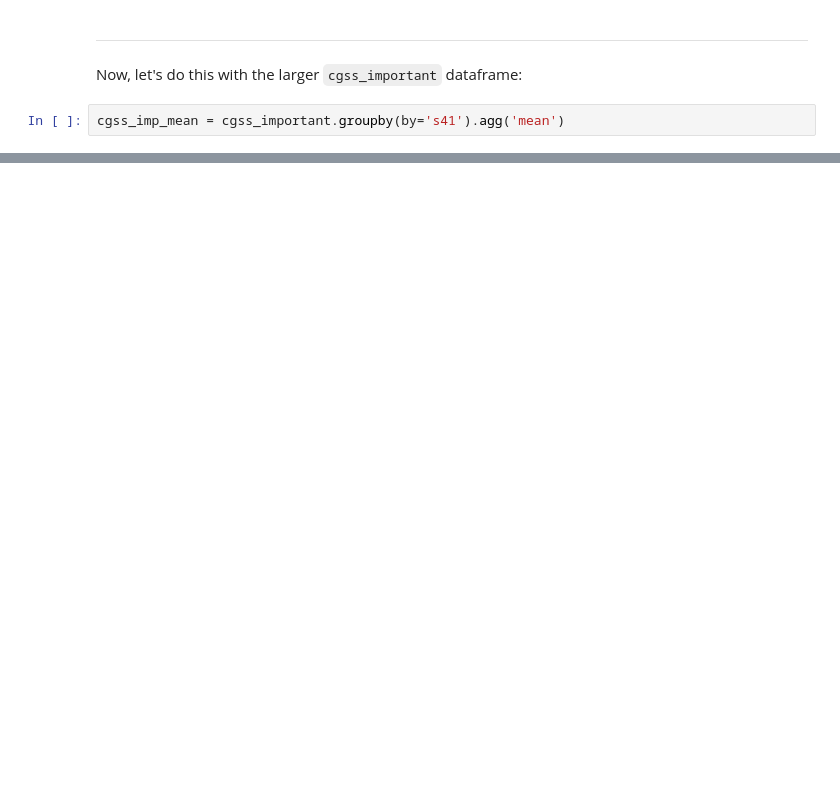
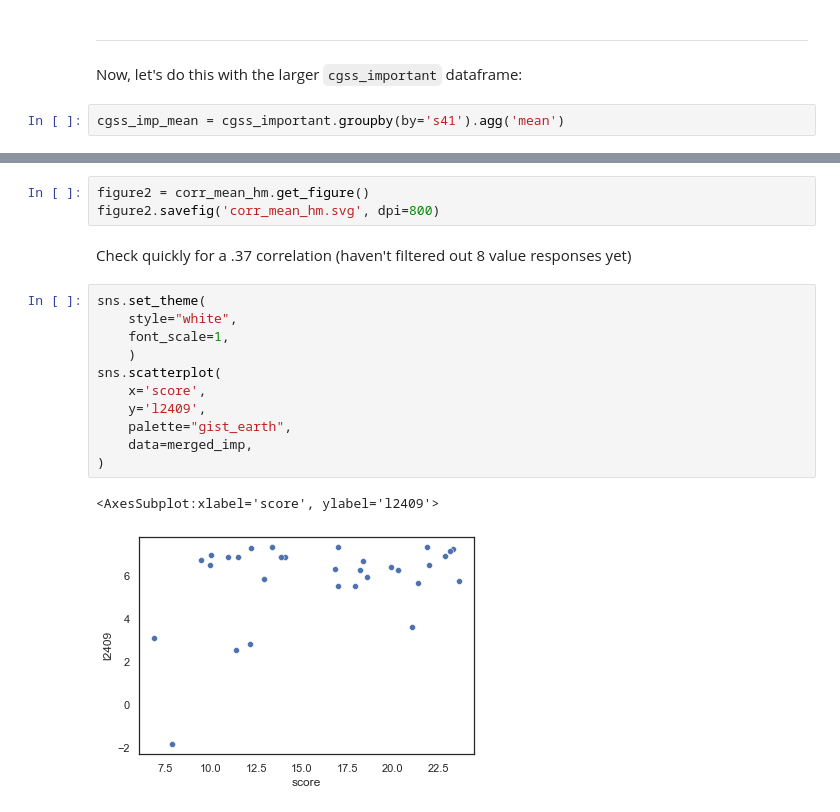
Before and after one commit to wrynearson/china-water, a Jupyter notebook: src/Thesis.ipynb, the cells around one changed output, grey strips where cells are left out. Drawn from its saved outputs; the diff is of its cells as text; blank space fills up the shorter version.

```diff
--- a/src/Thesis.ipynb
+++ b/src/Thesis.ipynb
@@ -623,0 +571,19 @@ figure.savefig('corr.svg', dpi=800)
+# %%
+figure2 = corr_mean_hm.get_figure()
+figure2.savefig('corr_mean_hm.svg', dpi=800)
+# %% [markdown]
+Check quickly for a .37 correlation (haven't filtered out 8 value responses yet)
+# %%
+sns.set_theme(
+    style="white",
+    font_scale=1,
+    )
+sns.scatterplot(
+    x='score',
+    y='l2409',
+    palette="gist_earth",
+    data=merged_imp,
+)
+# %% [output]
+<AxesSubplot:xlabel='score', ylabel='l2409'>
+[figure, added]
```
Also changed, not shown: parts of 15 cells of this notebook, 3 other files.
